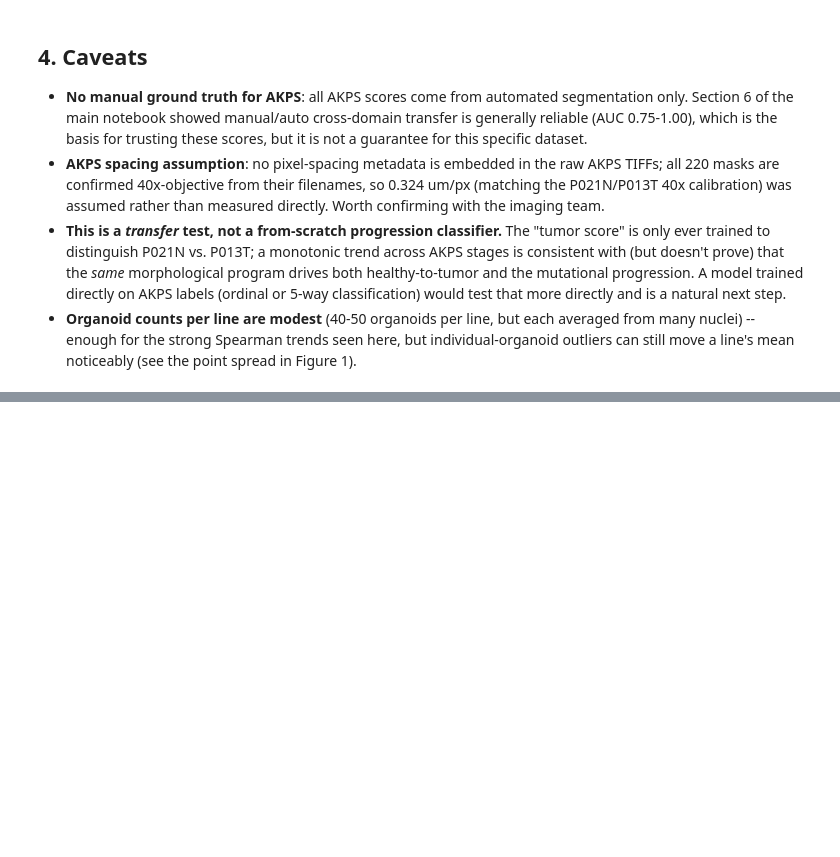
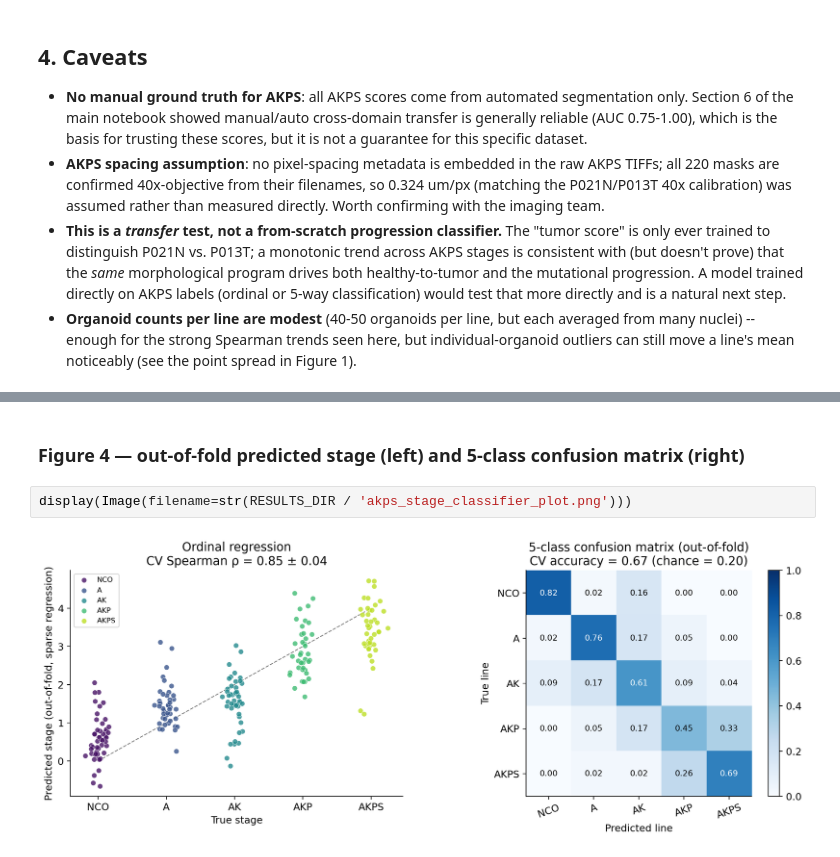
Before and after one commit to mario-koddenbrock/organoid_segmentation, a Jupyter notebook: notebooks/akps_progression.ipynb, the cells around one changed output, grey strips where cells are left out. Saved outputs shown, nothing was run; the diff lists cells and outputs as text; blank space fills up the shorter version.

```diff
--- a/notebooks/akps_progression.ipynb
+++ b/notebooks/akps_progression.ipynb
@@ -229,0 +274,6 @@ literature.
+# %% [markdown]
+### Figure 4 — out-of-fold predicted stage (left) and 5-class confusion matrix (right)
+# %%
+display(Image(filename=str(RESULTS_DIR / 'akps_stage_classifier_plot.png')))
+# %% [output]
+[figure, added]
```
Also changed, not shown: parts of 8 cells of this notebook, 1 other file.
